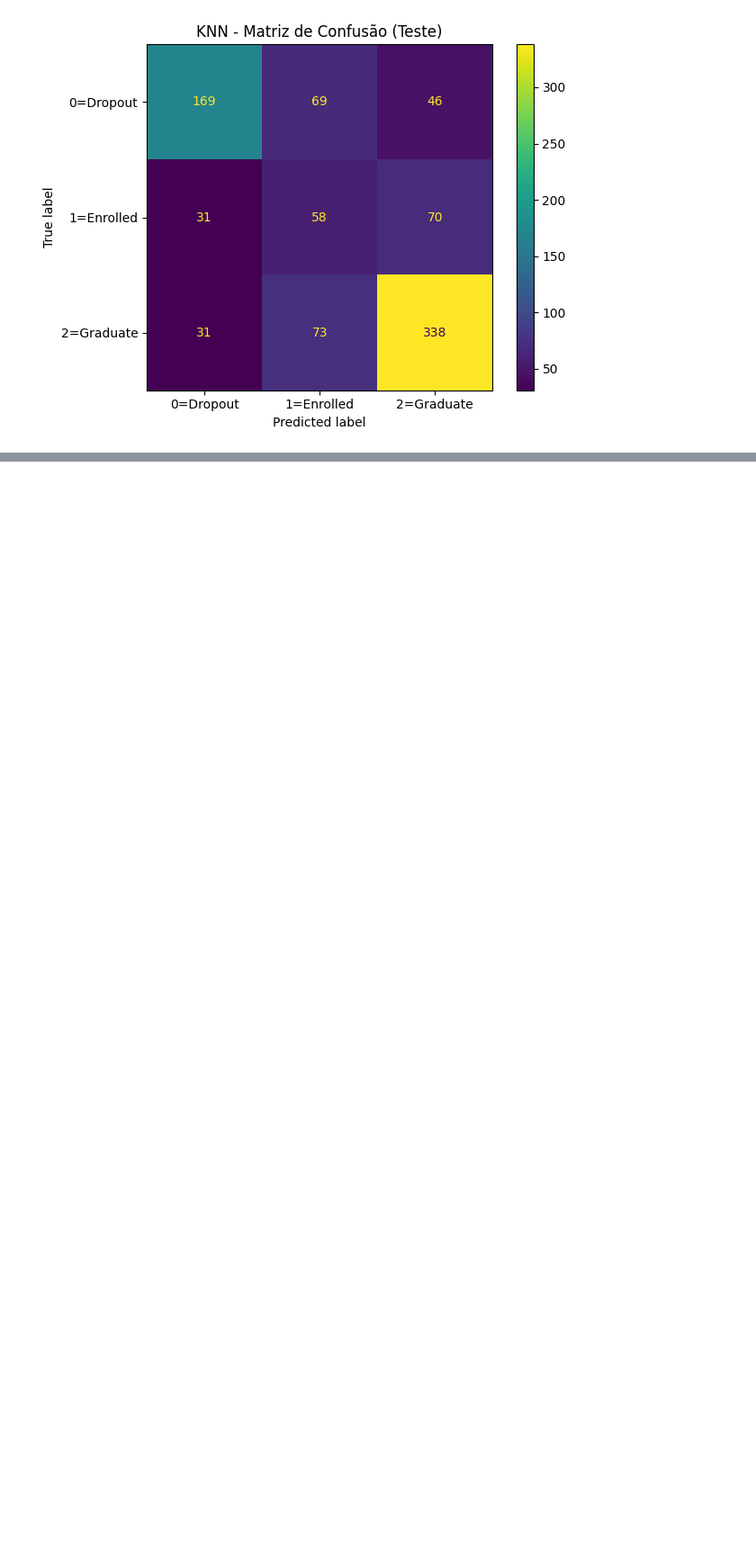
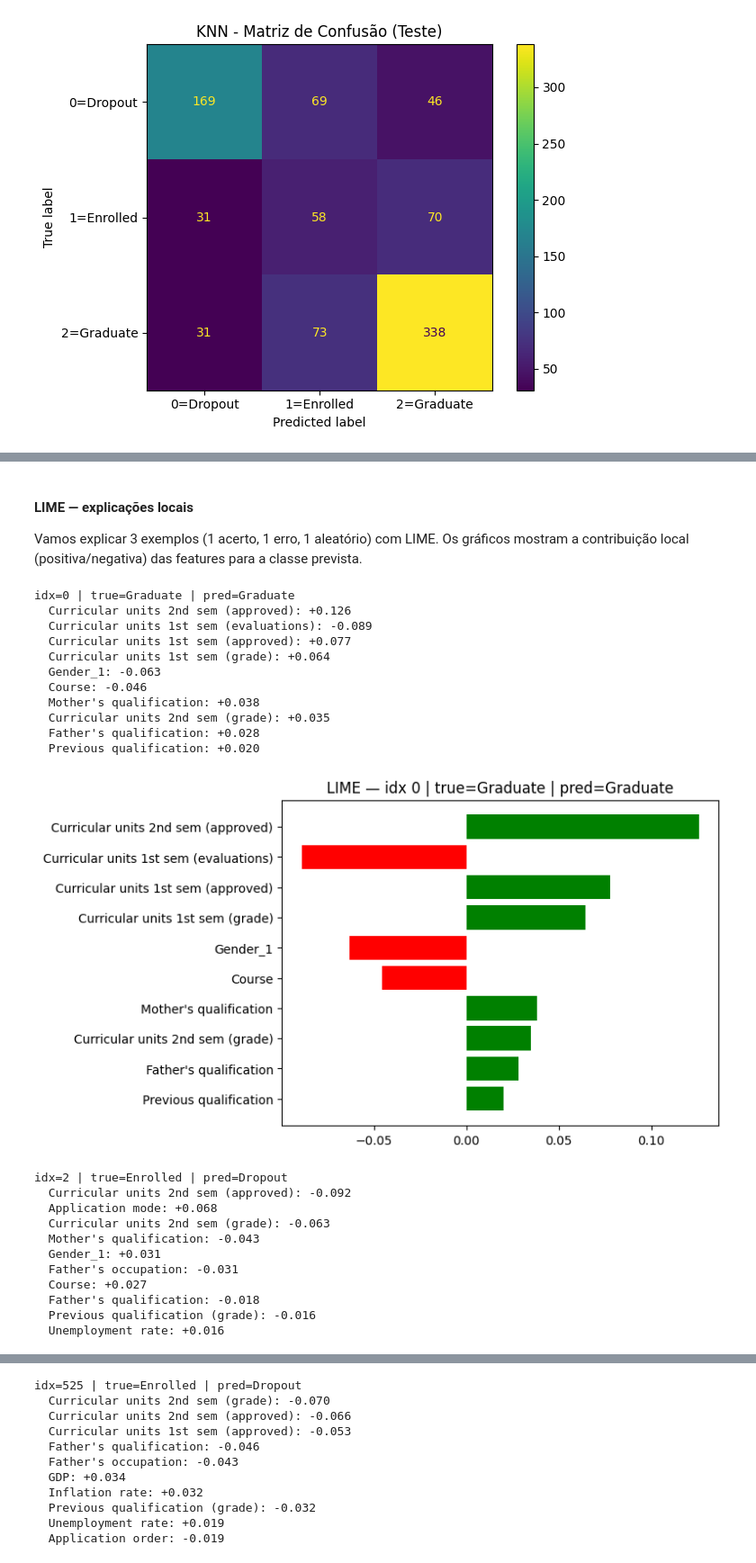
Before and after one commit to samara-de-souza/T1-MachineLearning, a Jupyter notebook: KNN/knn.ipynb, the cells around one changed output, grey strips where cells are left out. Shown: that part at 90% size. Drawn from its saved outputs; the diff is of its cells as text; code cells hidden in the pictures; blank space fills up the shorter version.

```diff
--- a/KNN/knn.ipynb
+++ b/KNN/knn.ipynb
@@ -138,12 +128,0 @@ explainer = LimeTabularExplainer(
-# %%
-mis_idx = np.where(y_pred != y_test.values)[0]
-i = int(mis_idx[0]) if mis_idx.size else 0
-
-exp = explainer.explain_instance(
-    data_row=X_test.iloc[i].values,
-    predict_fn=predict_proba_df,
-    num_features=10,
-    top_labels=3
-)
-
-pred_label = int(y_pred[i])
@@ -176,0 +192,3 @@ plt.show()
+# %% [markdown]
+#### LIME — explicações locais
+Vamos explicar 3 exemplos (1 acerto, 1 erro, 1 aleatório) com LIME. Os gráficos mostram a contribuição local (positiva/negativa) das features para a classe prevista.
@@ -176,0 +207,50 @@ plt.show()
+# %%
+idxs = [
+    int(np.where(y_pred == y_test.values)[0][0]),  # primeiro acerto
+    int(np.where(y_pred != y_test.values)[0][0]),  # primeiro erro
+    int(np.random.randint(0, len(X_test)))         # aleatório
+]
+
+for i in idxs:
+    exp = explainer.explain_instance(
+        X_test.iloc[i].values,
+        predict_fn=predict_proba_df,
+        num_features=10,
+        top_labels=1
+    )
+    true_label = int(y_test.iloc[i])
+    pred_label = int(y_pred[i])
+
+    print(f"\nidx={i} | true={class_names[true_label]} | "
+          f"pred={class_names[pred_label]}")
+    for feat, w in exp.as_list(label=pred_label):
+        print(f"  {feat}: {w:+.3f}")
+
+    fig = exp.as_pyplot_figure(label=pred_label)
+    plt.title(f"LIME — idx {i} | true={class_names[true_label]} "
+              f"| pred={class_names[pred_label]}")
+    plt.show()
+# %% [output]
+idx=0 | true=Graduate | pred=Graduate
+  Curricular units 2nd sem (approved): +0.126
+  Curricular units 1st sem (evaluations): -0.089
+  Curricular units 1st sem (approved): +0.077
+  Curricular units 1st sem (grade): +0.064
+  Gender_1: -0.063
+  Course: -0.046
+  Mother's qualification: +0.038
+  Curricular units 2nd sem (grade): +0.035
+  Father's qualification: +0.028
+  Previous qualification: +0.020
+[figure, added]
+idx=2 | true=Enrolled | pred=Dropout
+  Curricular units 2nd sem (approved): -0.092
+  Application mode: +0.068
+  Curricular units 2nd sem (grade): -0.063
+  Mother's qualification: -0.043
+  Gender_1: +0.031
+  Father's occupation: -0.031
+  Course: +0.027
+  Father's qualification: -0.018
+  Previous qualification (grade): -0.016
+  Unemployment rate: +0.016
@@ -176,0 +258,11 @@ plt.show()
+idx=525 | true=Enrolled | pred=Dropout
+  Curricular units 2nd sem (grade): -0.070
+  Curricular units 2nd sem (approved): -0.066
+  Curricular units 1st sem (approved): -0.053
+  Father's qualification: -0.046
+  Father's occupation: -0.043
+  GDP: +0.034
+  Inflation rate: +0.032
+  Previous qualification (grade): -0.032
+  Unemployment rate: +0.019
+  Application order: -0.019
```
Also changed, not shown: parts of 10 cells of this notebook, 6 other files.
